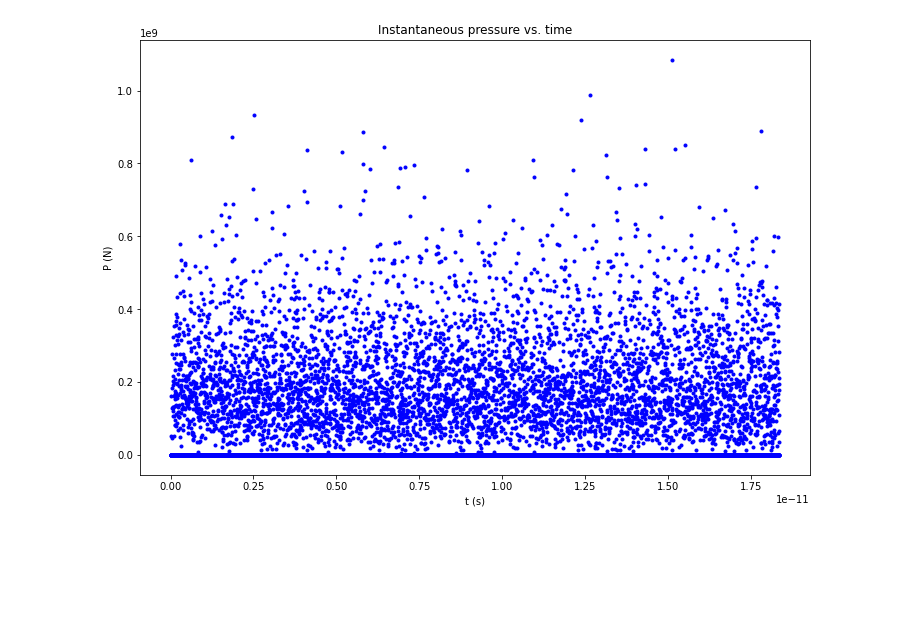
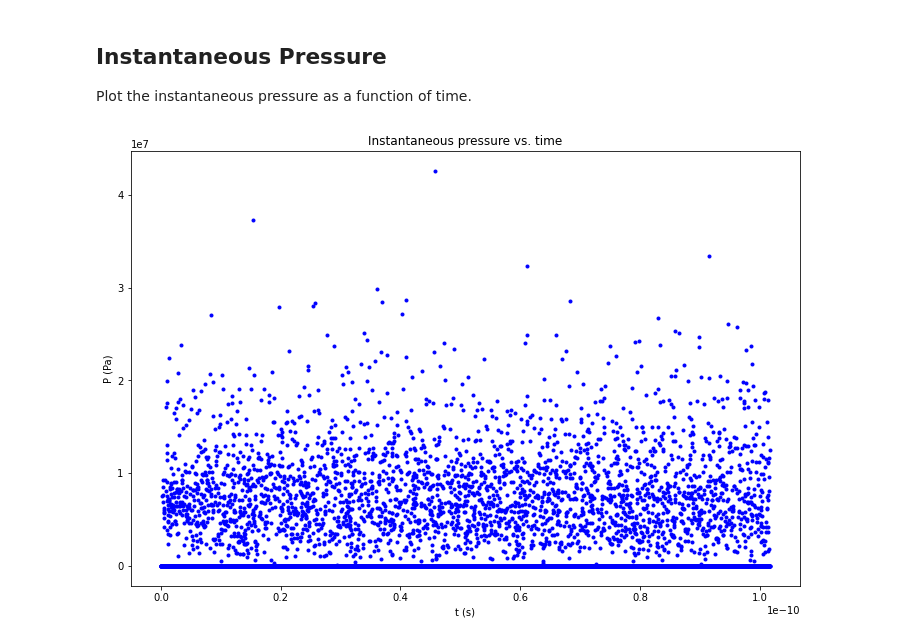
Before and after one commit to HPUPhysics-PHY2200-S22/00-project-mblanchard10, a Jupyter notebook: 00-ideal-gas-pressure.ipynb, the cells around one changed output. Cells and saved outputs as stored; diff of their text form; code cells hidden in the pictures; blank space fills up the shorter version.

```diff
--- a/00-ideal-gas-pressure.ipynb
+++ b/00-ideal-gas-pressure.ipynb
@@ -56,6 +130,7 @@ def calc_collision(i,j):
     #find time when collision ocurred
     dx = dot(r2rel, hat(v2rel))
     dy = mag(cross(r2rel, hat(v2rel)))
+    if (dy>2*R): return #avoids math domain error
     alpha = asin(dy/2/R)
     d = 2*R*cos(alpha) + dx
     deltat = d/mag(v2rel)
@@ -93,13 +168,15 @@ def calc_collision(i,j):
 scene = canvas(title="N Particles in a Box")
 
 #constants
-m = 1.7e-27 #mass of atom in kg
-R = 0.5e-10 #radius of atom in m
+m = 4.0/1000/6.02e23 #mass of atom in kg
+R = 140e-12 #radius of atom in m
 L = 40*R #length of box in m
 thick = L/100 #thickness of box wall in m
 k = 1.4e-23 #boltzmann constant
 T = 300 #temp in K
 s =  np.sqrt(2*3/2*k*T/m) #initial speed
+N = 100 #number of atoms
+Nsteps = 1e4 #number of time steps for the loop
 
 #visual objects
 Lwall = box(pos = vec(-L/2, 0, 0), size = vec(thick, L, L), color=color.white)
@@ -109,8 +186,6 @@ Twall = box(pos = vec(0, L/2, 0), size = vec(L, thick, L), color=color.white)
 Zwall = box(pos = vec(0, 0, -L/2), size = vec(L, L, thick), color=color.white)
 
 particles = [] #list of particles
-
-N=200 #number of particles
 
 #create particles
 for i in range(N):
@@ -158,8 +233,7 @@ avepressures.append(0)#initial average pressure is 0 since no collisions at t=0
 #evolution
 scene.pause()
 
-iterations = 0 #number of iterations of while loop
-Nsteps = 1e4 #number of time steps for the loop
+iterations = 0 #count of number of iterations of while loop
 while t < Nsteps*dt:
     rate(1000) #sets number of loops per second in order to slow down or speed up visualization
 
@@ -229,10 +309,14 @@ while t < Nsteps*dt:
+# %% [markdown]
+## Instantaneous Pressure
+
+Plot the instantaneous pressure as a function of time.
 # %%
 #plot instantaneous pressure
 plt.figure(figsize=(12,8))
+plt.title('Instantaneous pressure vs. time')
 plt.plot(tlist,pressures,'b.')
-plt.title('Instantaneous pressure vs. time')
 plt.xlabel("t (s)")
-plt.ylabel("P (N)")
+plt.ylabel("P (Pa)")
 plt.show()
 # %% [output]
-[figure, old version]
+[figure, new version]
```
Also changed, not shown: parts of 19 cells of this notebook, 1 other file.
